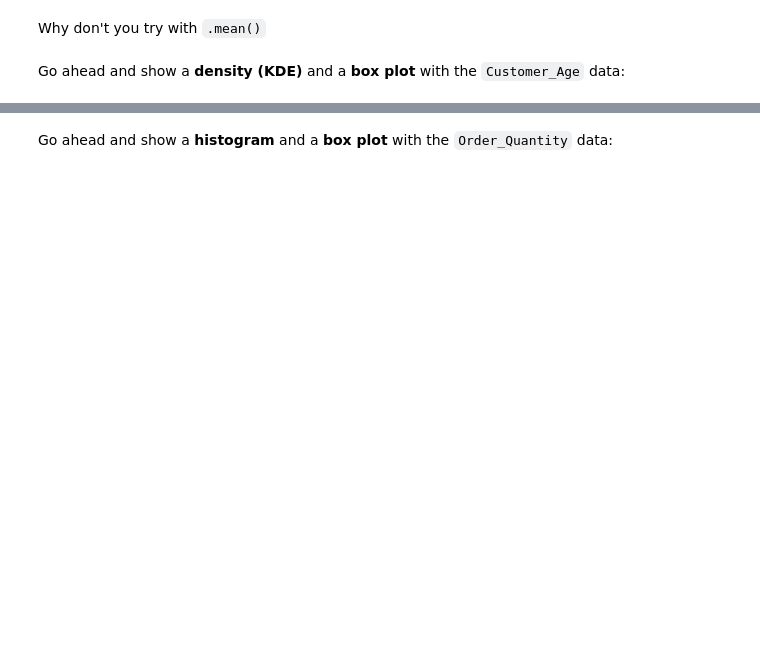
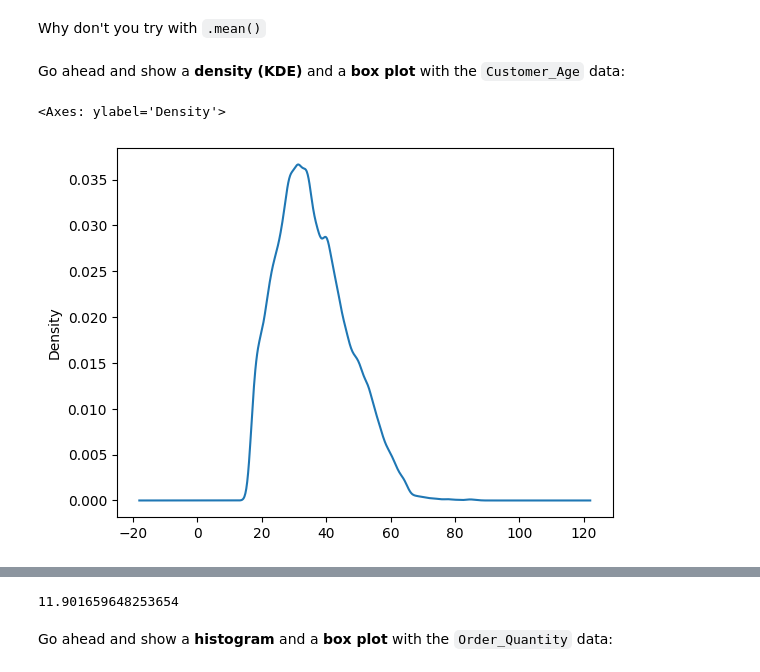
Before and after one commit to RIN666/DT, a Jupyter notebook: Exercises_1.ipynb, the cells around one changed output, grey strips where cells are left out. Drawn from its saved outputs; the diff is of its cells as text; code cells hidden in the pictures; blank space fills up the shorter version.

```diff
--- a/Exercises_1.ipynb
+++ b/Exercises_1.ipynb
@@ -44,6 +46,10 @@ sales['Customer_Age'].mean()
 Go ahead and show a <b>density (KDE)</b> and a <b>box plot</b> with the `Customer_Age` data:
 # %%
 # your code goes here
+sales['Customer_Age'].plot(kind='kde')
+# %% [output]
+<Axes: ylabel='Density'>
+[figure, added]
 # %%
 sales['Customer_Age'].plot(kind='kde', figsize=(14,6))
 # %%
@@ -54,6 +60,9 @@ sales['Customer_Age'].plot(kind='box', vert=False, figsize=(14,6))
 ### What's the mean of `Order_Quantity`?
 # %%
 # your code goes here
+sales['Order_Quantity'].mean()
+# %% [output]
+11.901659648253654
 # %%
 sales['Order_Quantity'].mean()
 # %% [markdown]
```
Also changed, not shown: parts of 13 cells of this notebook.
